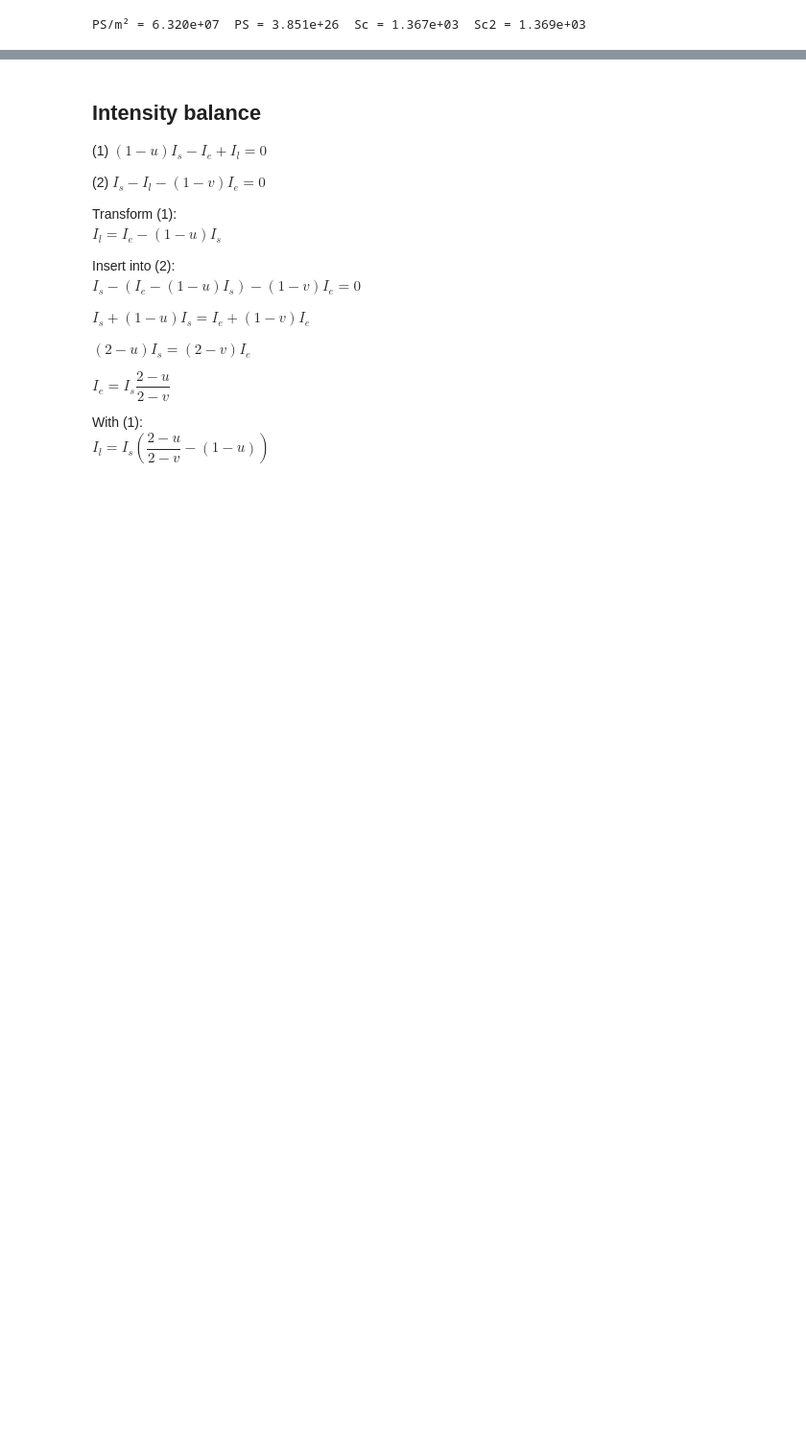
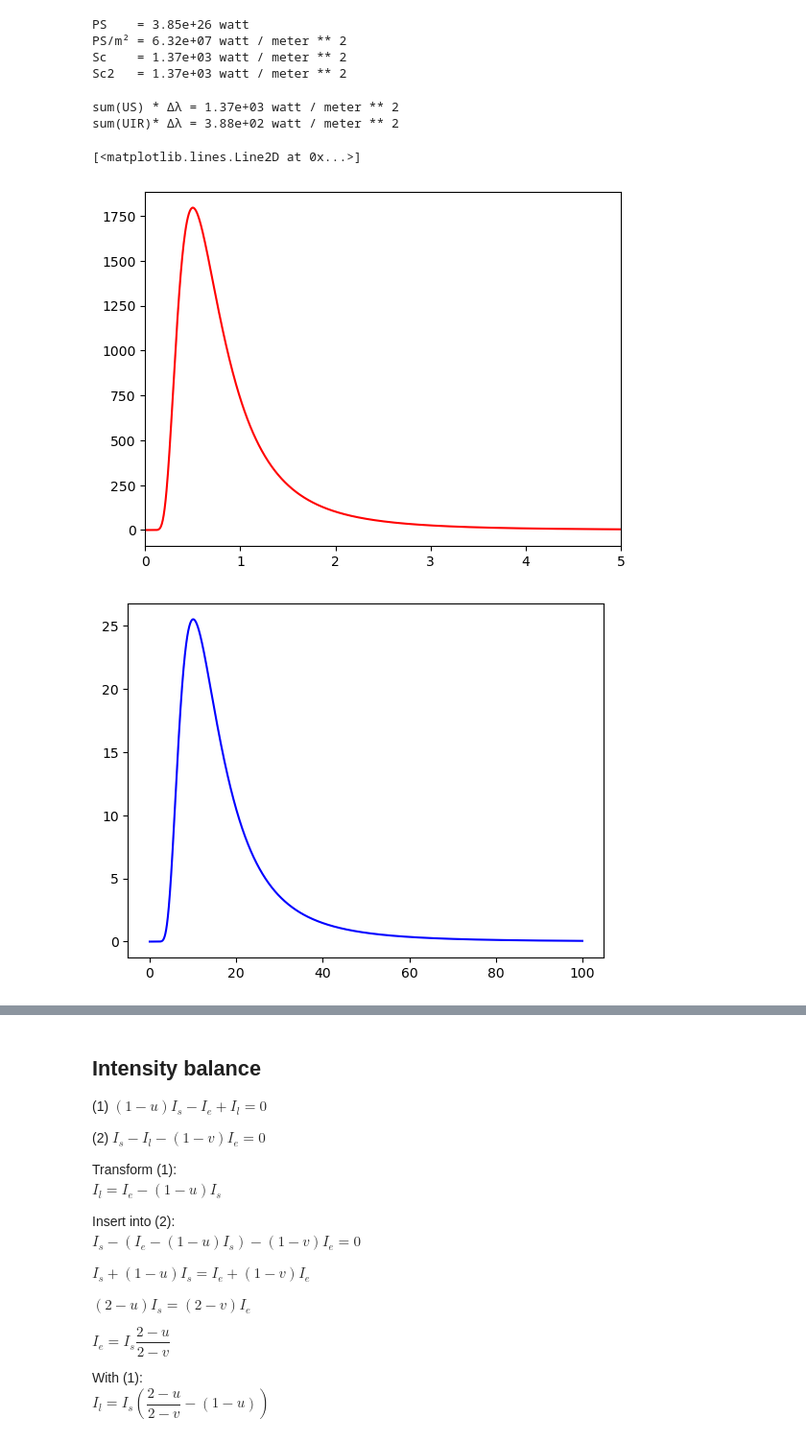
Before and after one commit to ropewe56/vesicamo, a Jupyter notebook: jupyter/solar_IR_radiation.ipynb, the cells around one changed output, grey strips where cells are left out. Shown at 96% size. Drawn from its saved outputs; the diff is of its cells as text; code cells hidden in the pictures; blank space fills up the shorter version.

```diff
--- a/jupyter/solar_IR_radiation.ipynb
+++ b/jupyter/solar_IR_radiation.ipynb
@@ -1,24 +1,6 @@
 # %%
 import pint
-u = pint.UnitRegistry()
-pint.UnitRegistry(system='mks')
-import numpy as np
+from numpy import *
 import pylab as plt
 import os
+from natural_constants import *
-# %%
-σ   = 5.67e-8           #* u.W / u.m**2 / u.K**4   # W/m²/K⁴ Stefan-Boltzman constant
-c   = 2.999e8           #* u.m / u.s   # m/s
-h   = 6.582119569e-34   #* u.J * u.s   # Js
-e   = 1.602176634e-19   #* u.A / u.s   # As
-k_B = 1.38064852e-23    #* u.J / u.K   # J/K
-T0  = 273.16            # K       0 = C
-Sc  = 1367.0            # W / m²  solar constant
-Sd  = 1.496e11          # m
-SR  = 6.96342e8         # m
-TS  = 5778.0            # K
-
-SL  = σ * TS**4 * 4.0 * np.pi * SR**2
-Sc2 = σ * TS**4 *  SR**2 / Sd**2
-print("PS/m² = %9.3e  PS = %9.3e  Sc = %9.3e  Sc2 = %9.3e" % ((σ * TS**4), SL, Sc, Sc2))
-# %% [output]
-PS/m² = 6.320e+07  PS = 3.851e+26  Sc = 1.367e+03  Sc2 = 1.369e+03
@@ -47,0 +13,36 @@ plt.plot(λ*1.0e6,UIR*1.0e-6,'b')
+# %%
+sun_total_radiated_power = u_σ * TS**4 * 4.0 * np.pi * SR**2
+solar_constant = u_σ * TS**4 *  SR**2 / Sd**2
+
+print('PS    = {:.2e}'.format((sun_total_radiated_power).to('W')))
+print('PS/m² = {:.2e}'.format(((u_σ * TS**4)).to('W/m**2')))
+print('Sc    = {:.2e}'.format((Sc).to('W/m**2')))
+print('Sc2   = {:.2e}'.format((solar_constant).to('W/m**2')))
+# %% [output]
+PS    = 3.85e+26 watt
+PS/m² = 6.32e+07 watt / meter ** 2
+Sc    = 1.37e+03 watt / meter ** 2
+Sc2   = 1.37e+03 watt / meter ** 2
+# %%
+λ   = np.mgrid[1.0e-8:1.0e-4:20000j] * u.m
+Δλ  = λ[1] - λ[0]
+
+US  = uPlanckLaw(λ, TS) * SR**2 / Sd**2
+UIR = uPlanckLaw(λ, 288.0)
+print("sum(US) * Δλ = {:.2e}".format(((np.sum(US) * Δλ).to('W/m**2'))))
+print("sum(UIR)* Δλ = {:.2e}".format(((np.sum(UIR) * Δλ).to('W/m**2'))))
+
+λm   = uval(λ)
+USm  = uval(US)
+UIRm = uval(UIR)
+
+plt.plot(λm*1.0e6, USm*1.0e-6,'r')
+plt.axis([0.0, 5.0, None, None])
+plt.figure()
+plt.plot(λm*1.0e6, UIRm*1.0e-6,'b')
+# %% [output]
+sum(US) * Δλ = 1.37e+03 watt / meter ** 2
+sum(UIR)* Δλ = 3.88e+02 watt / meter ** 2
+[<matplotlib.lines.Line2D at 0x...>]
+[figure, added]
+[figure, added]
```
Also changed, not shown: parts of 7 cells of this notebook, 22 other files.
